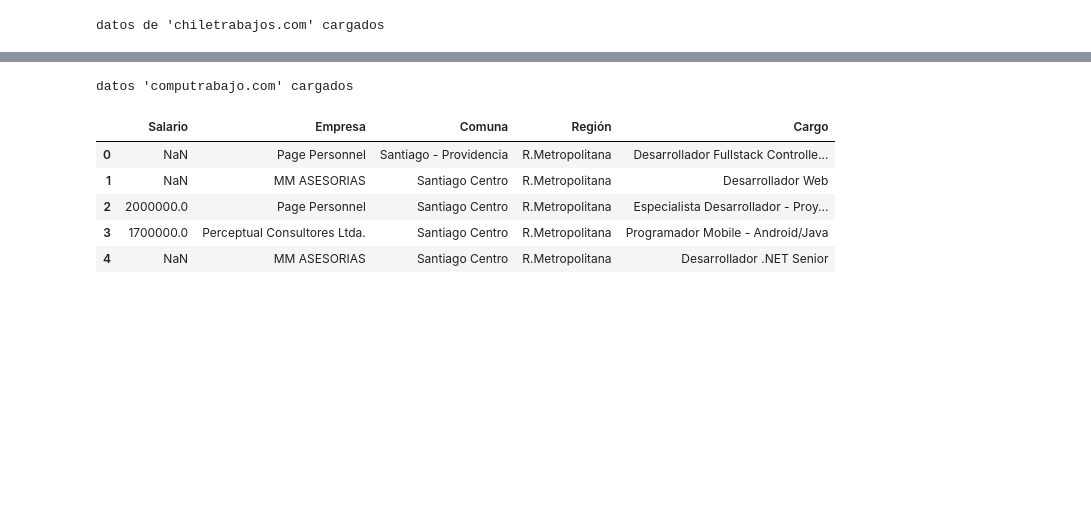
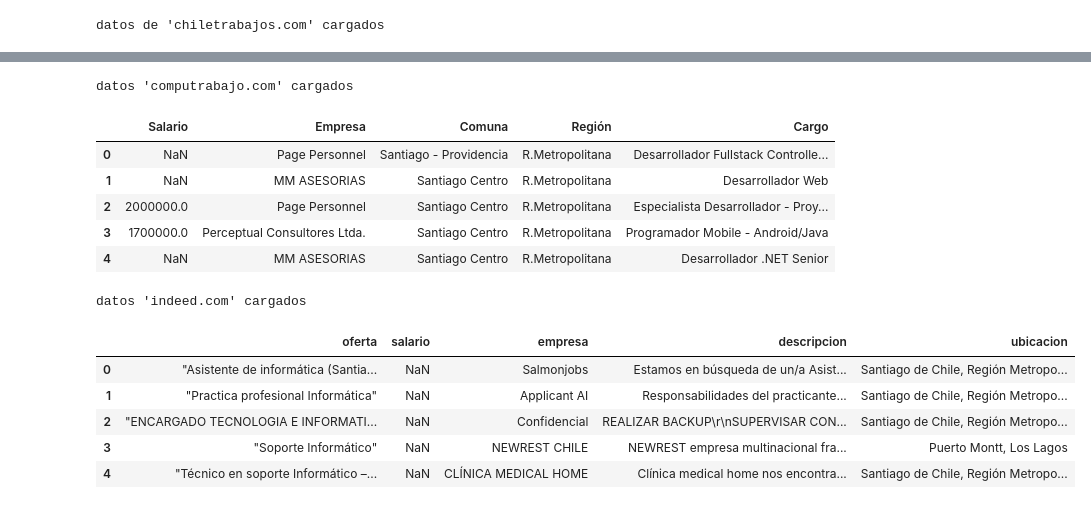
Before and after one commit to Lagartin1/analisisOfertasLab, a Jupyter notebook: src/AnalisisOfertas.ipynb, the cells around one changed output, grey strips where cells are left out. Saved outputs shown, nothing was run; the diff lists cells and outputs as text; code cells hidden in the pictures; blank space fills up the shorter version.

```diff
--- a/src/AnalisisOfertas.ipynb
+++ b/src/AnalisisOfertas.ipynb
@@ -18,40 +18,69 @@ def limpiaTexto(texto):
     )
     # Restaurar la ñ y Ñ
     return texto.replace('__enie__', 'ñ').replace('__ENIE__', 'Ñ')
-
+def limpiaComunas(texto):
+    if not isinstance(texto, str):
+        return texto
+    coma_pos = texto.find(",")
+    if coma_pos != -1:
+        tfinal = texto[:coma_pos].lower()
+        x = tfinal.find("de chile")
+        if x != -1:
+            tfinal = tfinal[:x].strip()
+        return tfinal
+    elif texto.lower().find("santiago") != -1:
+        return texto.lower().replace("santiago -", "").strip()
+    elif texto.lower().find("- santiago") != -1:
+        return texto.lower().replace("- santiago", "").strip()
+    return texto.lower()
 dotenv.load_dotenv()
 path_csv = os.getenv("CSV_CHILETRABAJOS")
 path_csv2 = os.getenv("CSV_COMPUTRABAJO")
+path_csv3 = os.getenv("CSV_INDEED")
 
 try:
     df = pd.read_csv(path_csv,sep=";",encoding="utf-8")
     print("datos de 'chiletrabajos.com' cargados")
     # Limpia caracteres de ofertas
     df['Oferta'] = df['Oferta'].apply(limpiaTexto)
     display(df.head())
 except Exception as e:
         print(f"error :{e}")
 
 try:
     df2 = pd.read_csv(path_csv2,sep=",",encoding="utf-8")
     print("datos 'computrabajo.com' cargados")
     df2['Cargo'] = df2['Cargo'].apply(limpiaTexto)
     display(df2.head())
 except Exception as e:
         print(f"error :{e}")
+
+try:
+    df3 = pd.read_csv(path_csv3,sep=";",encoding="utf-8")
+    print("datos 'indeed.com' cargados")
+    display(df3.head())
+except Exception as e:
+        print(f"error :{e}")
 # %% [output]
 datos de 'chiletrabajos.com' cargados
 |  | Oferta | Salario | Beneficios | Empresa | Descripcion | Ubicacion | Fecha_Publicacion | Fecha_Expiracion |
 | 0 | INGENIERO DE SOFTWARE – BLAZOR WE... | a convenir | -La empresa paga o copaga una cob... | Grupo-O2 | En GRUPO O2 busca Ingeniero de So... | Santiago | 2025-03-24 10:24:32 | 2025-06-07 (en 75 días) |
 | 1 | INGENIERO DE SOFTWARE – FRONTEND ... | a convenir | -La empresa paga o copaga una cob... | GRUPO-o2 | En GRUPO O2 busca Ingeniero de So... | Santiago | 2025-03-24 10:28:38 | 2025-06-07 (en 75 días) |
 | 2 | AYUDANTE CONDUCTOR | NaN | -¡La salud es lo más importante! ... | Reclutamiento XR3 | En XR3 nos encontramos buscando a... | Illapel | 2025-03-22 12:02:01 | 2025-06-05 (en 73 días) |
 | 3 | DISEÑADOR UX UI (REMOTO) | NaN | -La empresa paga o copaga una cob... | Kibernum | ¡Únete a nuestro equipo como Dise... | Santiago | 2025-03-21 11:42:15 | 2025-06-04 (en 72 días) |
 | 4 | INGENIERO CLOUD OPS | Negociable | -La empresa paga o copaga una cob... | Kabeli Selección | Kabeli se encuentra en búsqueda d... | Santiago | 2025-03-21 16:03:14 | 2025-06-04 (en 72 días) |
 datos 'computrabajo.com' cargados
 |  | Salario | Empresa | Comuna | Región | Cargo |
 | 0 | NaN | Page Personnel | Santiago - Providencia | R.Metropolitana | Desarrollador Fullstack Controlle... |
 | 1 | NaN | MM ASESORIAS | Santiago Centro | R.Metropolitana | Desarrollador Web |
 | 2 | 2000000.0 | Page Personnel | Santiago Centro | R.Metropolitana | Especialista Desarrollador - Proy... |
 | 3 | 1700000.0 | Perceptual Consultores Ltda. | Santiago Centro | R.Metropolitana | Programador Mobile - Android/Java |
 | 4 | NaN | MM ASESORIAS | Santiago Centro | R.Metropolitana | Desarrollador .NET Senior |
+datos 'indeed.com' cargados
+|  | oferta | salario | empresa | descripcion | ubicacion |
+| 0 | "Asistente de informática (Santia... | NaN | Salmonjobs | Estamos en búsqueda de un/a Asist... | Santiago de Chile, Región Metropo... |
+| 1 | "Practica profesional Informática" | NaN | Applicant AI | Responsabilidades del practicante... | Santiago de Chile, Región Metropo... |
+| 2 | "ENCARGADO TECNOLOGIA E INFORMATI... | NaN | Confidencial | REALIZAR BACKUP\r\nSUPERVISAR CON... | Santiago de Chile, Región Metropo... |
+| 3 | "Soporte Informático" | NaN | NEWREST CHILE | NEWREST empresa multinacional fra... | Puerto Montt, Los Lagos |
+| 4 | "Técnico en soporte Informático –... | NaN | CLÍNICA MEDICAL HOME | Clínica medical home nos encontra... | Santiago de Chile, Región Metropo... |
 # %%
```
Also changed, not shown: parts of 6 cells of this notebook, 3 other files.
